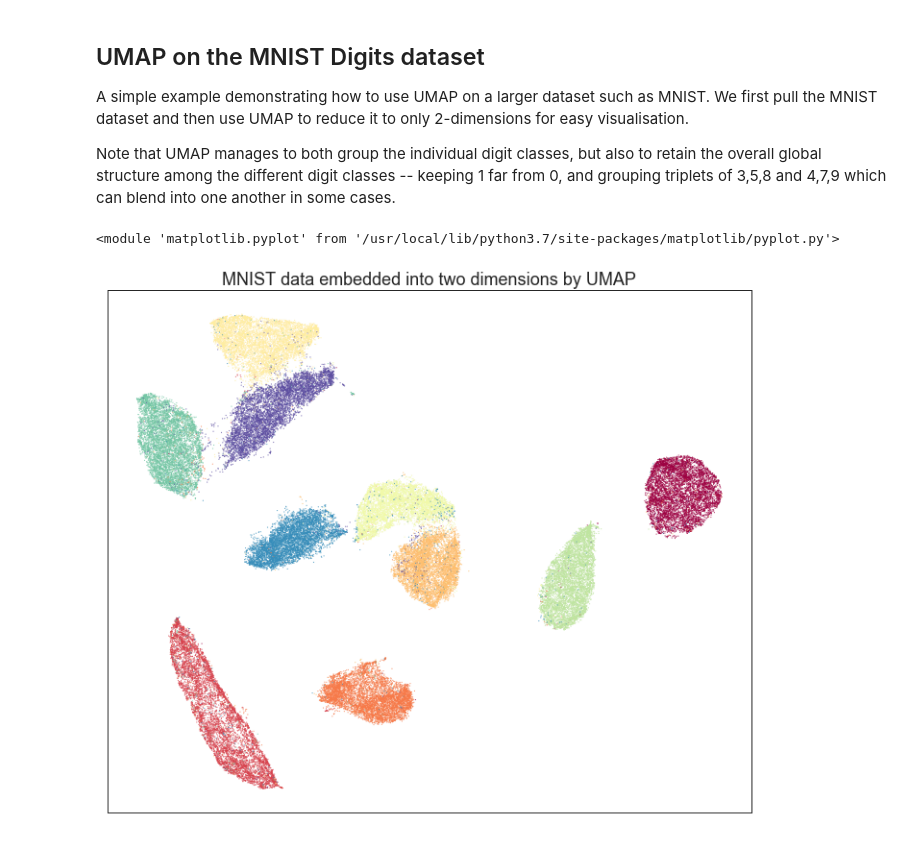
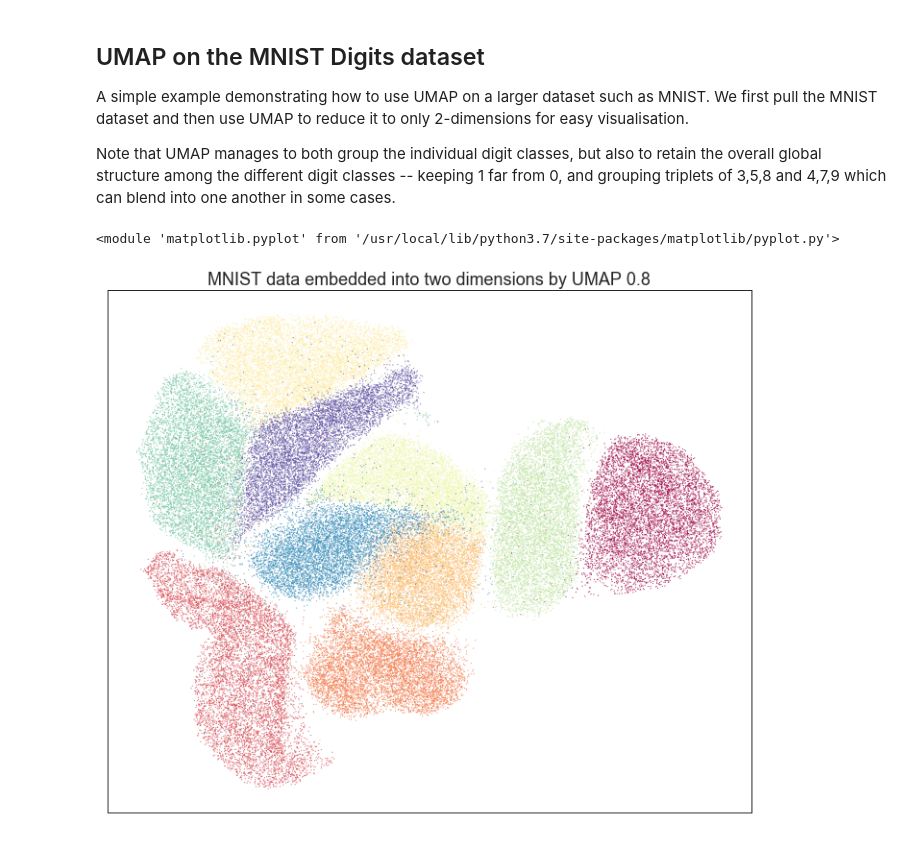
Before and after one commit to GrantCuster/umap-explorer, a Jupyter notebook: plot_mnist_example.ipynb, the cells around one changed output. Cells and saved outputs as stored; diff of their text form; code cells hidden in the pictures.

Commit message:
add tsne and min_dist=0.8 umap

```diff
--- a/plot_mnist_example.ipynb
+++ b/plot_mnist_example.ipynb
@@ -18,24 +21,21 @@ blend into one another in some cases.
 # %%
 import umap
-from sklearn.datasets import fetch_mldata
 import matplotlib.pyplot as plt
 import seaborn as sns
 
 sns.set(context="paper", style="white")
 
-mnist = fetch_mldata("MNIST original")
-
-reducer = umap.UMAP(random_state=42)
+reducer = umap.UMAP(random_state=42,min_dist=0.8)
 embedding = reducer.fit_transform(mnist.data)
 
 fig, ax = plt.subplots(figsize=(12, 10))
 plt.scatter(
     embedding[:, 0], embedding[:, 1], c=mnist.target, cmap="Spectral", s=0.1
 )
 plt.setp(ax, xticks=[], yticks=[])
-plt.title("MNIST data embedded into two dimensions by UMAP", fontsize=18)
+plt.title("MNIST data embedded into two dimensions by UMAP 0.8", fontsize=18)
 
 plt
 # %% [output]
 <module 'matplotlib.pyplot' from '/usr/local/lib/python3.7/site-packages/matplotlib/pyplot.py'>
-[figure, old version]
+[figure, new version]
```
Also changed, not shown: parts of 7 cells of this notebook, 11 other files.
